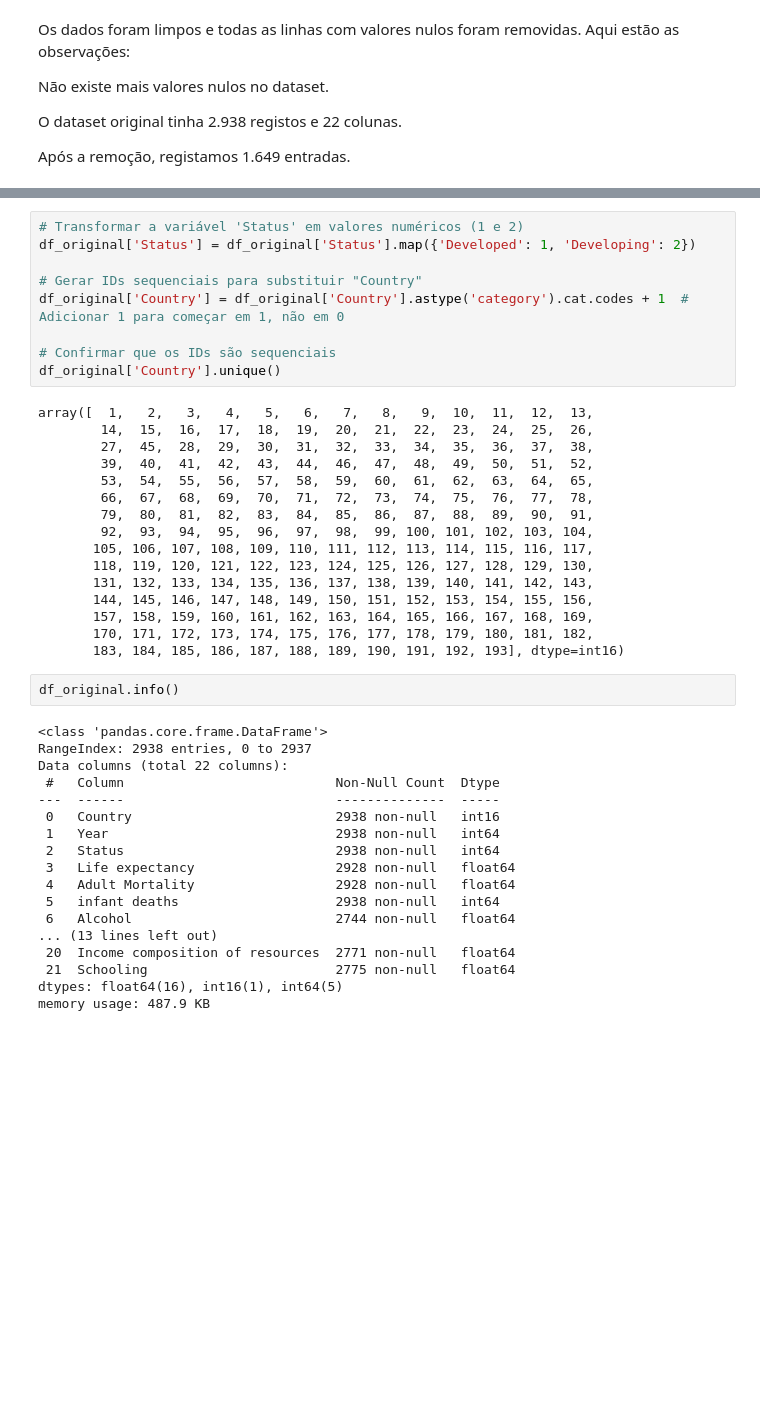
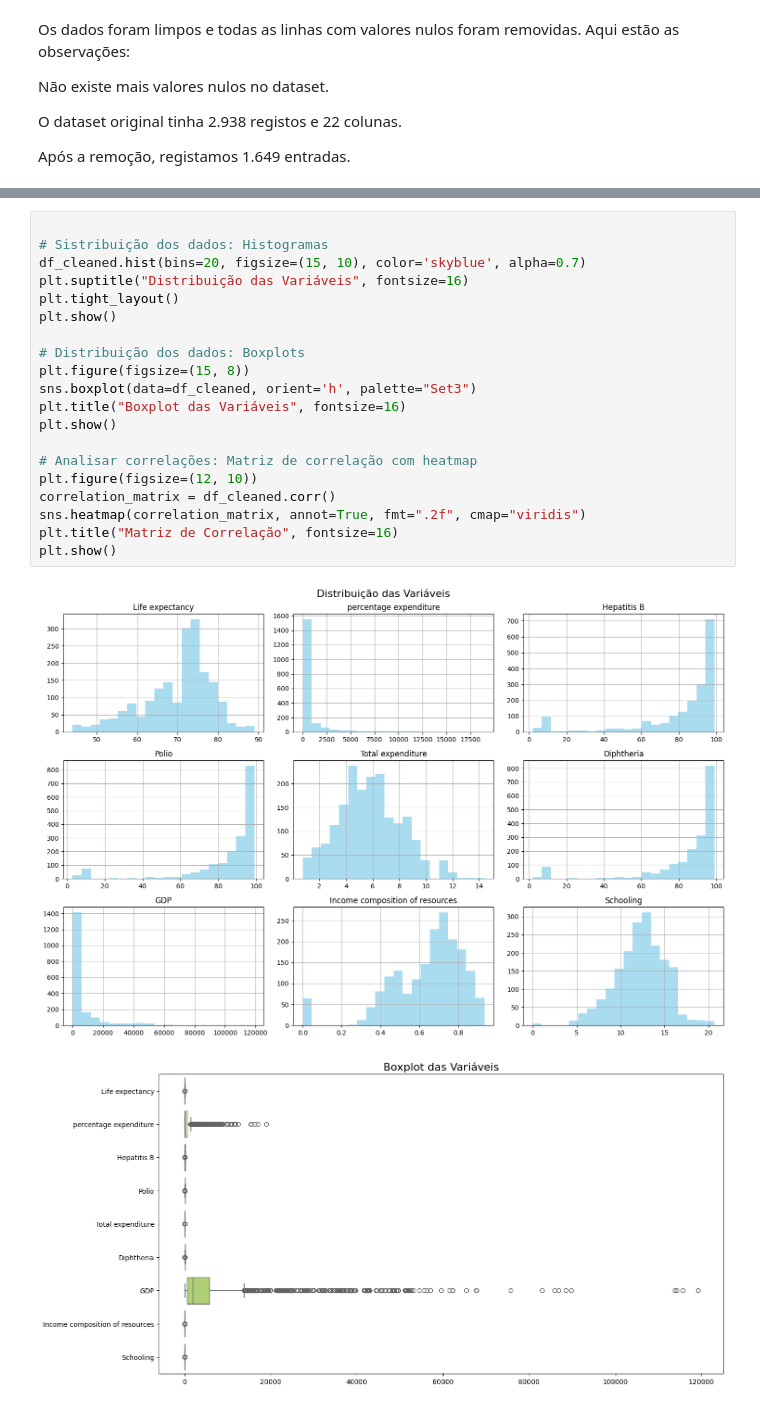
Before and after one commit to AvelinoAlmeida/Life-Expectancy, a Jupyter notebook: 2-data_preparation.ipynb, the cells around one changed output, grey strips where cells are left out. Drawn from its saved outputs; the diff is of its cells as text; blank space fills up the shorter version.

```diff
--- a/2-data_preparation.ipynb
+++ b/2-data_preparation.ipynb
@@ -266,45 +245,23 @@ Variáveis Contínuas:
-# %%
-# Transformar a variável 'Status' em valores numéricos (1 e 2)
-df_original['Status'] = df_original['Status'].map({'Developed': 1, 'Developing': 2})
-
-# Gerar IDs sequenciais para substituir "Country"
-df_original['Country'] = df_original['Country'].astype('category').cat.codes + 1  # Adicionar 1 para começar em 1, não em 0
-
-# Confirmar que os IDs são sequenciais
-df_original['Country'].unique()
-# %% [output]
-array([  1,   2,   3,   4,   5,   6,   7,   8,   9,  10,  11,  12,  13,
-        14,  15,  16,  17,  18,  19,  20,  21,  22,  23,  24,  25,  26,
-        27,  45,  28,  29,  30,  31,  32,  33,  34,  35,  36,  37,  38,
-        39,  40,  41,  42,  43,  44,  46,  47,  48,  49,  50,  51,  52,
-        53,  54,  55,  56,  57,  58,  59,  60,  61,  62,  63,  64,  65,
-        66,  67,  68,  69,  70,  71,  72,  73,  74,  75,  76,  77,  78,
-        79,  80,  81,  82,  83,  84,  85,  86,  87,  88,  89,  90,  91,
-        92,  93,  94,  95,  96,  97,  98,  99, 100, 101, 102, 103, 104,
-       105, 106, 107, 108, 109, 110, 111, 112, 113, 114, 115, 116, 117,
-       118, 119, 120, 121, 122, 123, 124, 125, 126, 127, 128, 129, 130,
-       131, 132, 133, 134, 135, 136, 137, 138, 139, 140, 141, 142, 143,
-       144, 145, 146, 147, 148, 149, 150, 151, 152, 153, 154, 155, 156,
-       157, 158, 159, 160, 161, 162, 163, 164, 165, 166, 167, 168, 169,
-       170, 171, 172, 173, 174, 175, 176, 177, 178, 179, 180, 181, 182,
-       183, 184, 185, 186, 187, 188, 189, 190, 191, 192, 193], dtype=int16)
-# %%
-df_original.info()
-# %% [output]
-<class 'pandas.core.frame.DataFrame'>
-RangeIndex: 2938 entries, 0 to 2937
-Data columns (total 22 columns):
- #   Column                           Non-Null Count  Dtype
----  ------                           --------------  -----
- 0   Country                          2938 non-null   int16
- 1   Year                             2938 non-null   int64
- 2   Status                           2938 non-null   int64
- 3   Life expectancy                  2928 non-null   float64
- 4   Adult Mortality                  2928 non-null   float64
- 5   infant deaths                    2938 non-null   int64
- 6   Alcohol                          2744 non-null   float64
-... (13 lines left out)
- 20  Income composition of resources  2771 non-null   float64
- 21  Schooling                        2775 non-null   float64
-dtypes: float64(16), int16(1), int64(5)
-memory usage: 487.9 KB
+# %%
+
+# Sistribuição dos dados: Histogramas
+df_cleaned.hist(bins=20, figsize=(15, 10), color='skyblue', alpha=0.7)
+plt.suptitle("Distribuição das Variáveis", fontsize=16)
+plt.tight_layout()
+plt.show()
+
+# Distribuição dos dados: Boxplots
+plt.figure(figsize=(15, 8))
+sns.boxplot(data=df_cleaned, orient='h', palette="Set3")
+plt.title("Boxplot das Variáveis", fontsize=16)
+plt.show()
+
+# Analisar correlações: Matriz de correlação com heatmap
+plt.figure(figsize=(12, 10))
+correlation_matrix = df_cleaned.corr()
+sns.heatmap(correlation_matrix, annot=True, fmt=".2f", cmap="viridis")
+plt.title("Matriz de Correlação", fontsize=16)
+plt.show()
+# %% [output]
+[figure, added]
+[figure, added]
```
Also changed, not shown: parts of 18 cells of this notebook, 3 other files.
